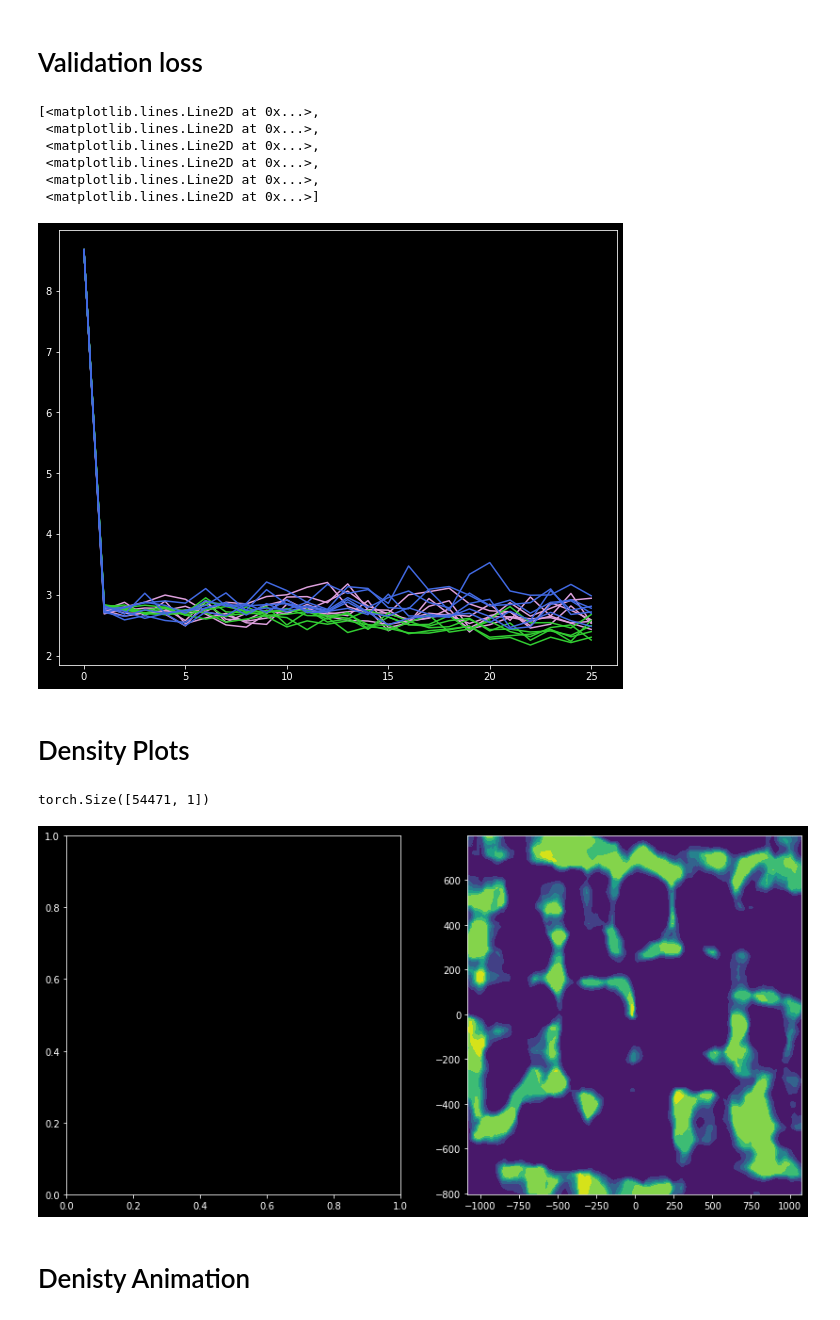
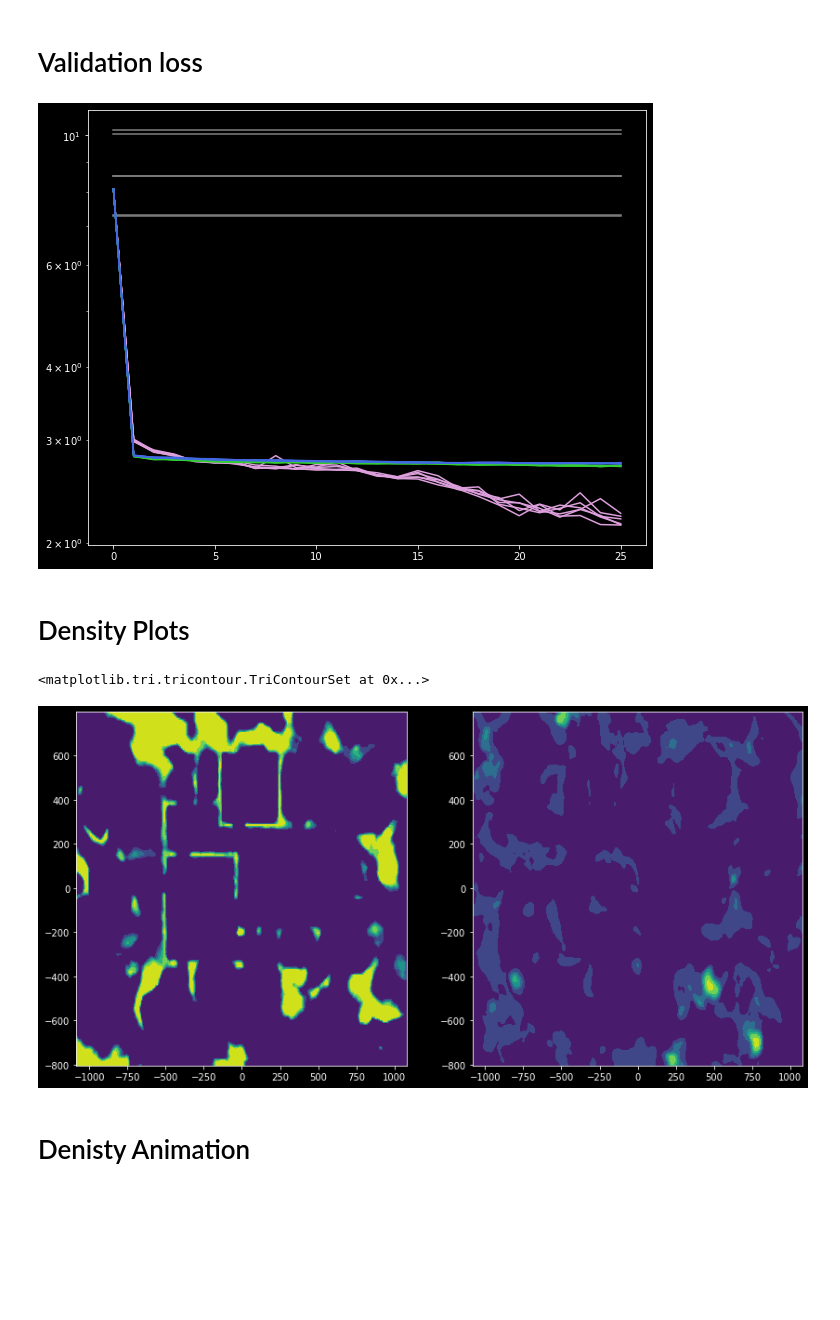
Before and after one commit to javieryu/nn_distributed_training, a Jupyter notebook: visualization/density_cadmm.ipynb, the cells around one changed output. Saved outputs shown, nothing was run; the diff lists cells and outputs as text; code cells hidden in the pictures; blank space fills up the shorter version.

Commit message:
new exp and visuals

```diff
--- a/visualization/density_cadmm.ipynb
+++ b/visualization/density_cadmm.ipynb
@@ -8,9 +8,9 @@ import numpy as np
 import networkx as nx
 import os
 # %%
-results_dir = "../results/2021-08-02_08-22_dist_dense_tuning1"
+results_dir = "../results/2021-08-04_09-13_dist_dense_tuning1"
 
-results1 = torch.load(os.path.join(results_dir, "primal_iterations_3_results.pt"), map_location=torch.device("cpu"))
-results2 = torch.load(os.path.join(results_dir, "primal_iterations_5_results.pt"), map_location=torch.device("cpu"))
-results3 = torch.load(os.path.join(results_dir, "primal_iterations_10_results.pt"), map_location=torch.device("cpu"))
+results1 = torch.load(os.path.join(results_dir, "batchsize_2k_results.pt"), map_location=torch.device("cpu"))
+results2 = torch.load(os.path.join(results_dir, "batchsize_6k_results.pt"), map_location=torch.device("cpu"))
+results3 = torch.load(os.path.join(results_dir, "batchsize_12k_results.pt"), map_location=torch.device("cpu"))
 results_solo = torch.load(os.path.join(results_dir, "solo_results.pt"), map_location=torch.device("cpu"))
@@ -30,26 +28,26 @@ nx.draw_kamada_kawai(G, with_labels=True)
 # %%
 vl1 = torch.stack(results1["validation_loss"])
 vl2 = torch.stack(results2["validation_loss"])
 vl3 = torch.stack(results3["validation_loss"])
 
 (fig, ax) = plt.subplots(figsize=(10, 8))
 
+t = np.arange(vl1.shape[0])
+
+for i in results_solo.keys():
+    ax.plot(t, results_solo[i]["validation_loss"] * np.ones_like(t), color="gray")
+
 ax.plot(vl1, color="plum")
 ax.plot(vl2, color="limegreen")
 ax.plot(vl3, color="royalblue")
+ax.set_yscale("log")
 # %% [output]
-[<matplotlib.lines.Line2D at 0x...>,
- <matplotlib.lines.Line2D at 0x...>,
- <matplotlib.lines.Line2D at 0x...>,
- <matplotlib.lines.Line2D at 0x...>,
- <matplotlib.lines.Line2D at 0x...>,
- <matplotlib.lines.Line2D at 0x...>]
-[figure, old version]
+[figure, new version]
 # %% [markdown]
 # Density Plots
 # %%
-dens = results2["mesh_grid_density"]
-locs = results2["mesh_inputs"]
+dens = results1["mesh_grid_density"]
+locs = results1["mesh_inputs"]
 
 agent = 0
 solo_dens = results_solo[agent]["mesh_grid_density"]
@@ -61,8 +59,8 @@ ax0.tricontourf(locs[:, 0], locs[:, 1], torch.squeeze(solo_dens))
 z = (torch.squeeze(dens[-1]))[agent, :]
 ax1.tricontourf(locs[:, 0], locs[:, 1], z)
 # %% [output]
-torch.Size([54471, 1])
+<matplotlib.tri.tricontour.TriContourSet at 0x...>
-[figure, old version]
+[figure, new version]
 # %% [markdown]
 # Denisty Animation
 # %%
```
Also changed, not shown: parts of 1 cell of this notebook, 1 other file.
